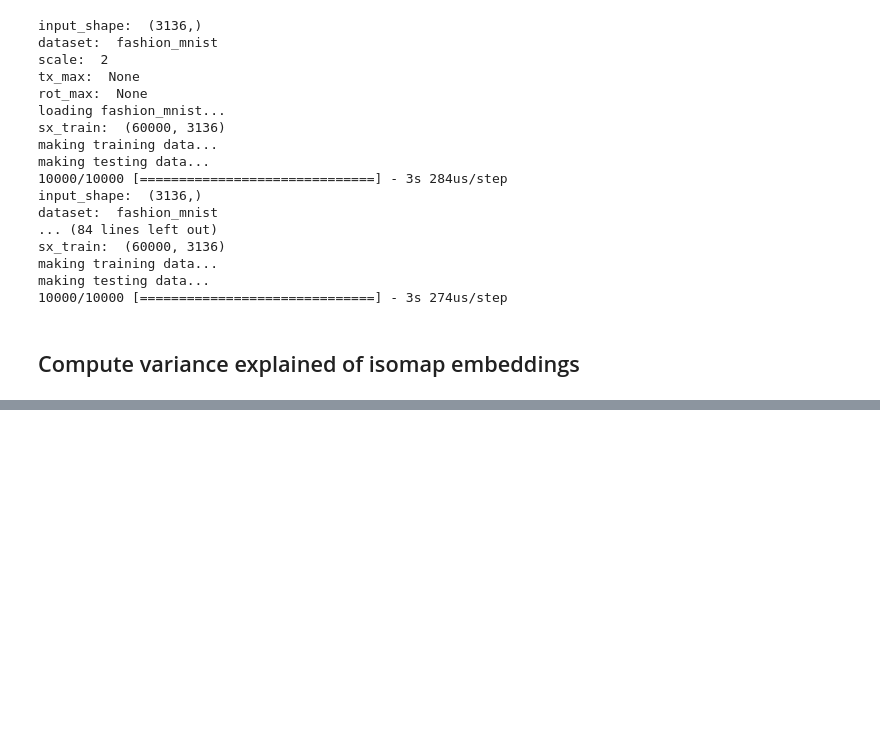
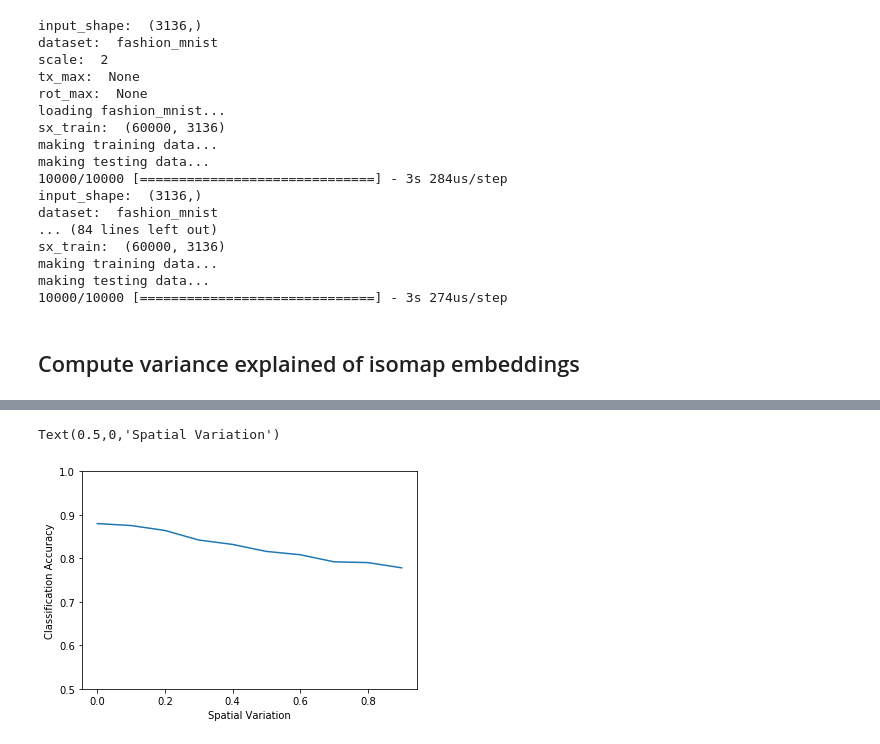
Before and after one commit to elijahc/vae, a Jupyter notebook: notebooks/location_var_vs_fve.ipynb, the cells around one changed output, grey strips where cells are left out. Saved outputs shown, nothing was run; the diff lists cells and outputs as text; code cells hidden in the pictures; blank space fills up the shorter version.

```diff
--- a/notebooks/location_var_vs_fve.ipynb
+++ b/notebooks/location_var_vs_fve.ipynb
@@ -212 +238,9 @@ isos_max = [f.max() for f in fve_isos_norm]
+# %%
+plt.plot(trans_amt,classifier_acc)
+plt.ylim(0.5,1)
+plt.ylabel('Classification Accuracy')
+plt.xlabel('Spatial Variation')
+# %% [output]
+Text(0.5,0,'Spatial Variation')
+[figure, added]
 # %%
```
Also changed, not shown: parts of 14 cells of this notebook, 6 other files.
